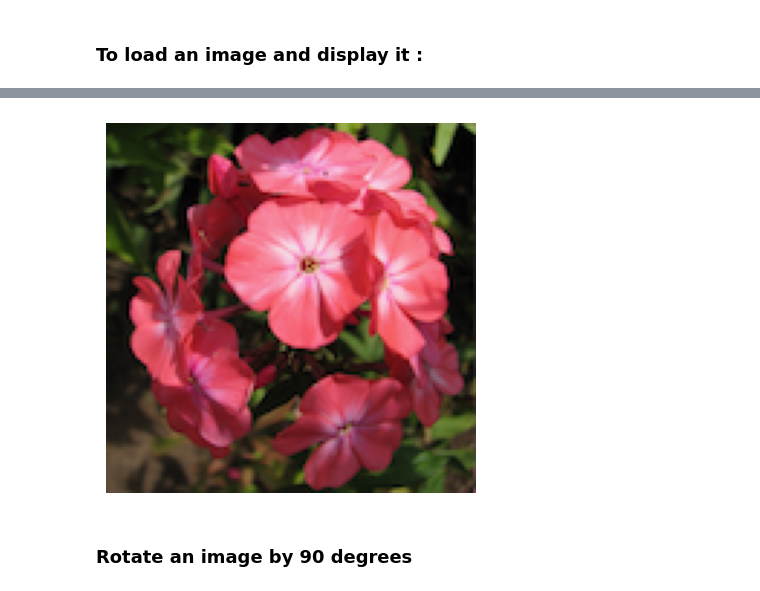
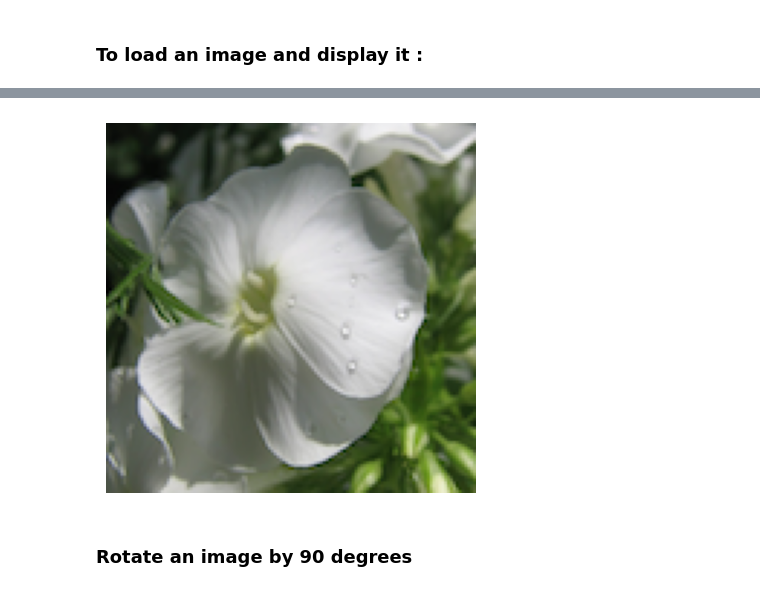
Before and after one commit to Michel836/FSTB_Bootcamp_2025_Repository_Github, a Jupyter notebook: Week02/Day2/W02D2_Challenge-M.ipynb, the cells around one changed output, grey strips where cells are left out. Drawn from its saved outputs; the diff is of its cells as text; code cells hidden in the pictures.

```diff
--- a/Week02/Day2/W02D2_Challenge-M.ipynb
+++ b/Week02/Day2/W02D2_Challenge-M.ipynb
@@ -67,10 +79,10 @@ import numpy as np
 # %%
-image_path = 'C:/Users/chume/Desktop/Flower Color Images Dataset/flower_images/flower_images/0001.png'
+image_path = 'C:\\Users\\chume\\Desktop\\Flower Color Images Dataset\\flower_images\\flower_images\\0020.png'
 original_image = Image.open(image_path)
 plt.imshow(original_image)
 plt.axis('off')
 plt.show()
 # %% [output]
-[figure, old version]
+[figure, new version]
 # %% [markdown]
 ### Rotate an image by 90 degrees
```
Also changed, not shown: parts of 16 cells of this notebook.
